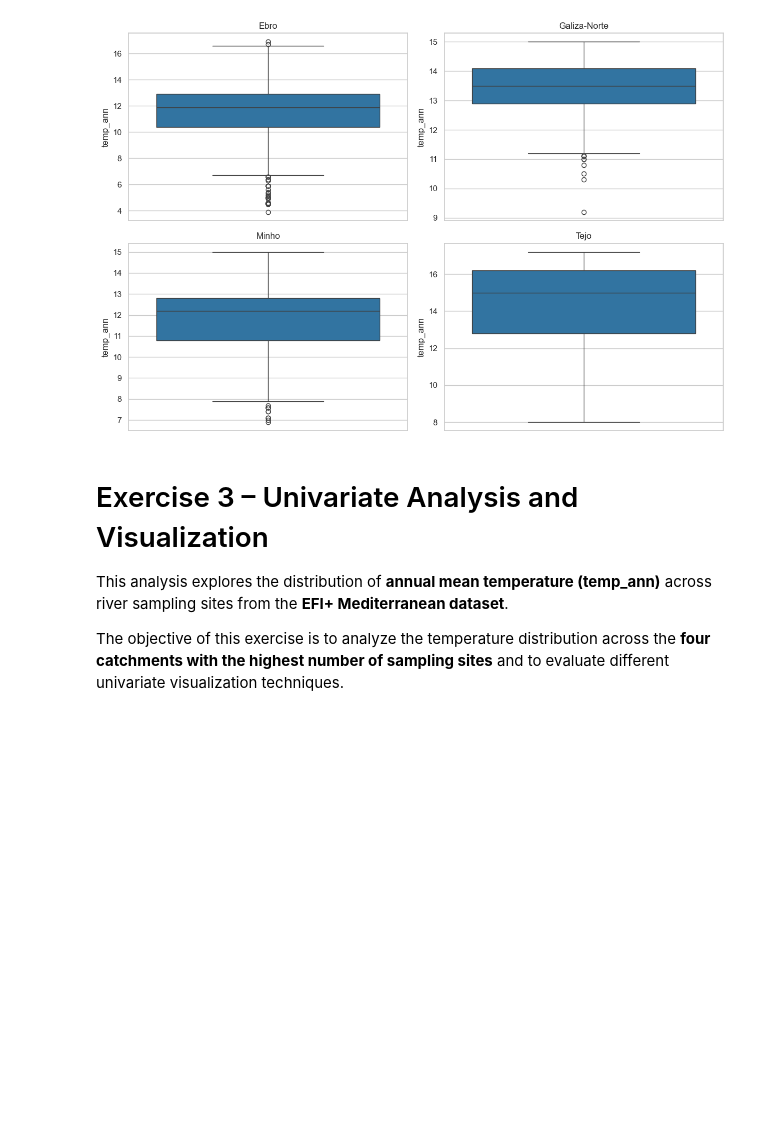
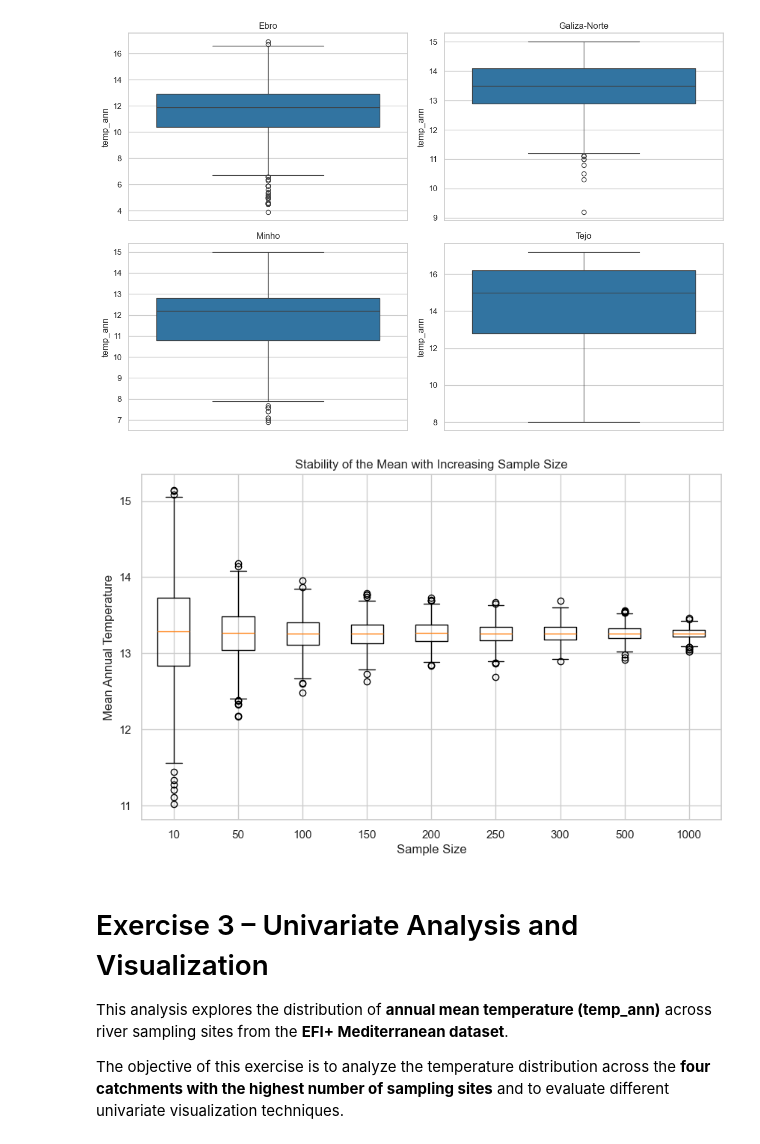
Before and after one commit to asternoeld/avcad, a Jupyter notebook: exercise3_univariate_analysis/CaseStudy1_univariate_analysis_visuals.ipynb, the cells around one changed output. Drawn from its saved outputs; the diff is of its cells as text; code cells hidden in the pictures; blank space fills up the shorter version.

Commit message:
Sampling experiment plot updated

```diff
--- a/exercise3_univariate_analysis/CaseStudy1_univariate_analysis_visuals.ipynb
+++ b/exercise3_univariate_analysis/CaseStudy1_univariate_analysis_visuals.ipynb
@@ -658,6 +658,20 @@ for n in sample_sizes:
         sample_means.append(sample.mean())
 
     means.append(sample_means)
+# %%
+import matplotlib.pyplot as plt
+
+plt.figure(figsize=(10,6))
+
+plt.boxplot(means, labels=sample_sizes)
+
+plt.xlabel("Sample Size")
+plt.ylabel("Mean Annual Temperature")
+plt.title("Stability of the Mean with Increasing Sample Size")
+
+plt.show()
+# %% [output]
+[figure, added]
 # %% [markdown]
 # Exercise 3 – Univariate Analysis and Visualization
 
```
